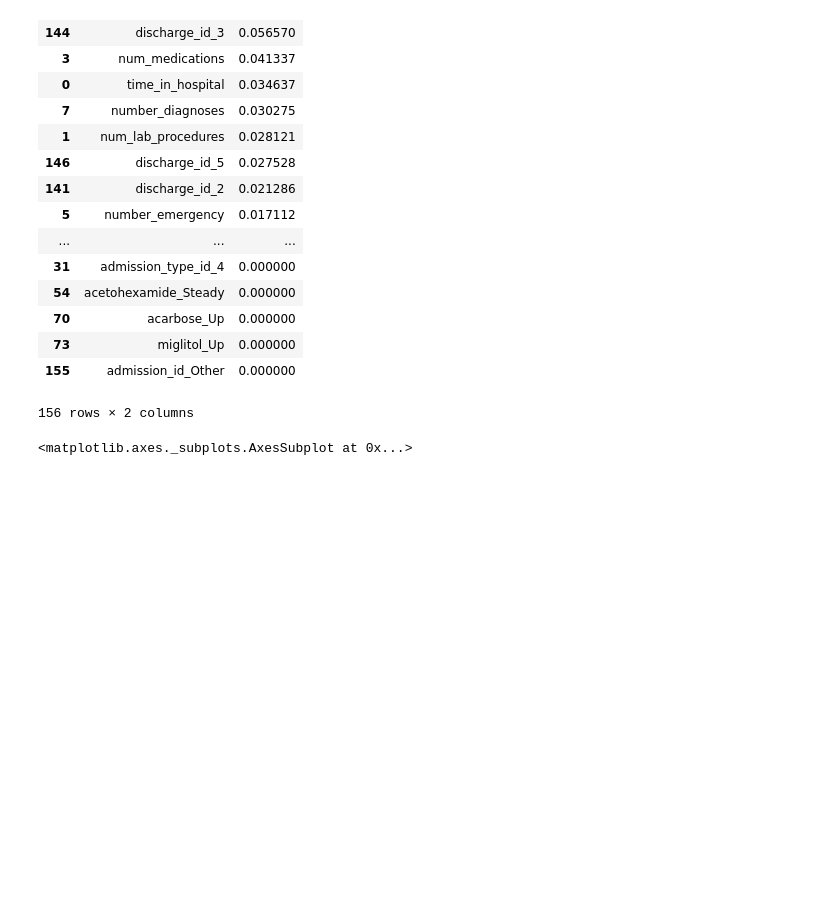
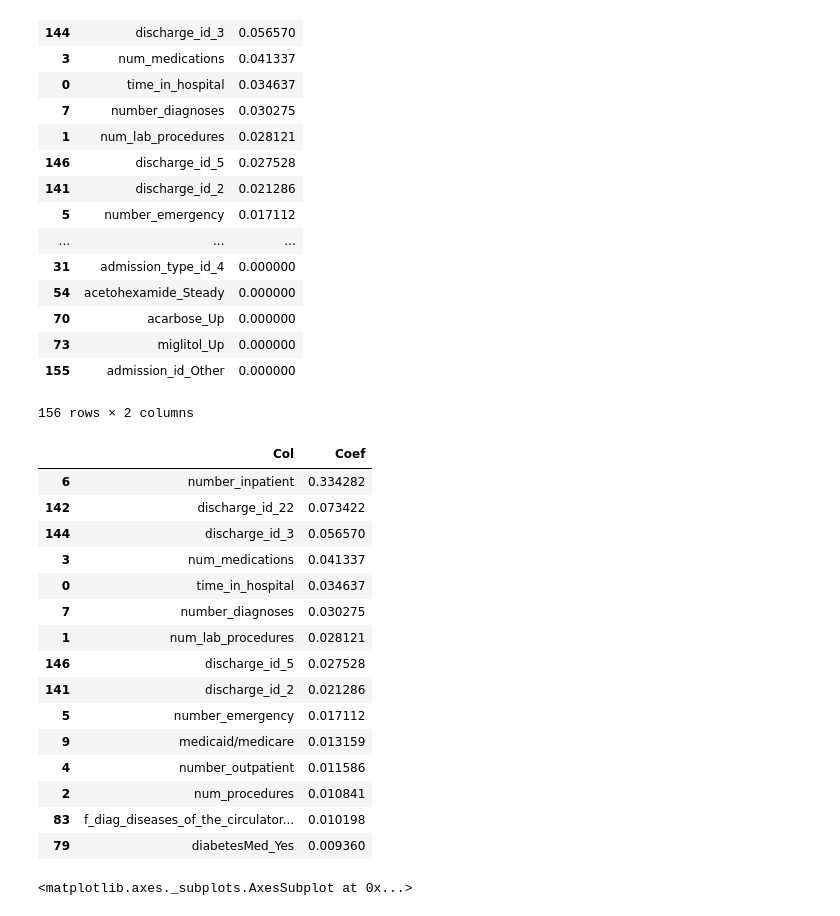
Before and after one commit to joonsooro/UnitedHealthcare, a Jupyter notebook: Leo/GBM with dummified & scale the data.ipynb, the cells around one changed output. Drawn from its saved outputs; the diff is of its cells as text; code cells hidden in the pictures; blank space fills up the shorter version.

```diff
--- a/Leo/GBM with dummified & scale the data.ipynb
+++ b/Leo/GBM with dummified & scale the data.ipynb
@@ -310,6 +325,25 @@ gbm_coefs_df
 # %%
 imp_coef =gbm_coefs_df.head(15)
 imp_coef = imp_coef.sort_values(by='Coef', ascending = True)
+# %%
+imp_coef.sort_values(by='Coef', ascending = False)
+# %% [output]
+|  | Col | Coef |
+| 6 | number_inpatient | 0.334282 |
+| 142 | discharge_id_22 | 0.073422 |
+| 144 | discharge_id_3 | 0.056570 |
+| 3 | num_medications | 0.041337 |
+| 0 | time_in_hospital | 0.034637 |
+| 7 | number_diagnoses | 0.030275 |
+| 1 | num_lab_procedures | 0.028121 |
+| 146 | discharge_id_5 | 0.027528 |
+| 141 | discharge_id_2 | 0.021286 |
+| 5 | number_emergency | 0.017112 |
+| 9 | medicaid/medicare | 0.013159 |
+| 4 | number_outpatient | 0.011586 |
+| 2 | num_procedures | 0.010841 |
+| 83 | f_diag_diseases_of_the_circulator... | 0.010198 |
+| 79 | diabetesMed_Yes | 0.009360 |
 # %%
 imp_coef.plot(kind = 'barh', x = 'Col', y = 'Coef',figsize=[12,15], sort_columns="Coef")
 # %% [output]
```
Also changed, not shown: parts of 39 cells of this notebook, 4 other files.
